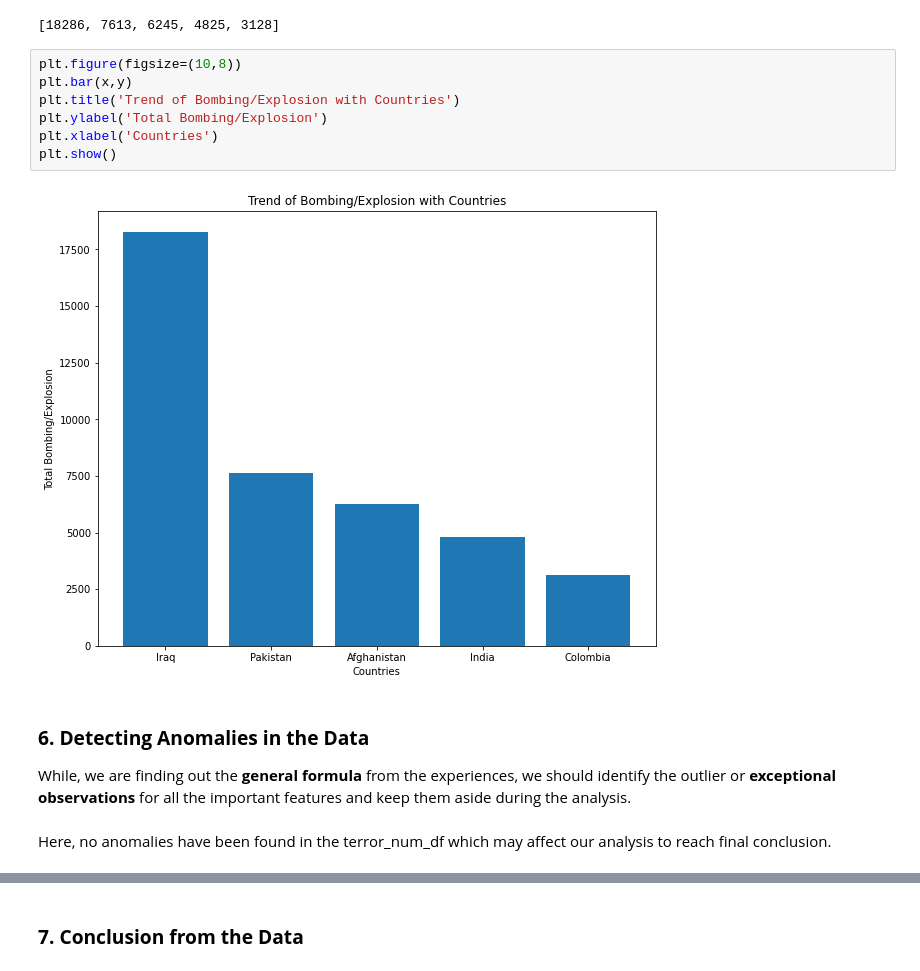
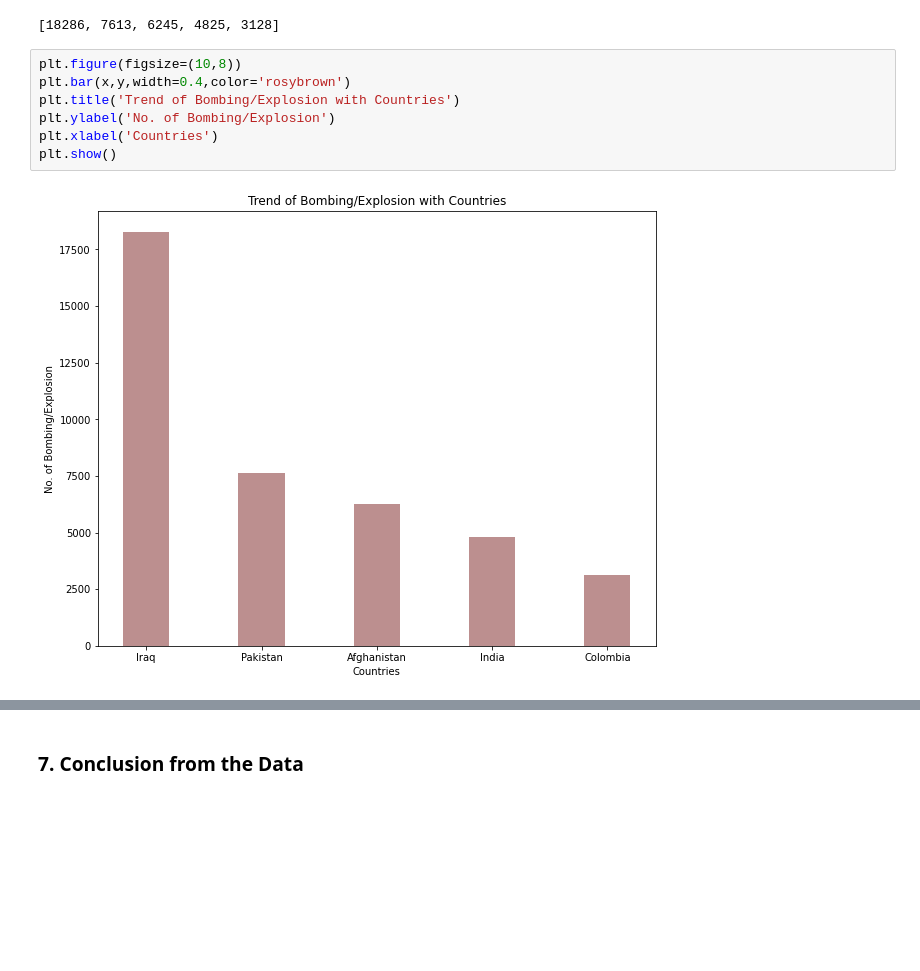
Before and after one commit to prabirdeb/Global-Terrorism-Analysis, a Jupyter notebook: Global_Terrorism_Analysis_Capstone_Project.ipynb, the cells around one changed output, grey strips where cells are left out. Saved outputs shown, nothing was run; the diff lists cells and outputs as text; blank space fills up the shorter version.

```diff
--- a/Global_Terrorism_Analysis_Capstone_Project.ipynb
+++ b/Global_Terrorism_Analysis_Capstone_Project.ipynb
@@ -238,16 +285,10 @@ y
 [18286, 7613, 6245, 4825, 3128]
 # %%
 plt.figure(figsize=(10,8))
-plt.bar(x,y)
+plt.bar(x,y,width=0.4,color='rosybrown')
 plt.title('Trend of Bombing/Explosion with Countries')
-plt.ylabel('Total Bombing/Explosion')
+plt.ylabel('No. of Bombing/Explosion')
 plt.xlabel('Countries')
 plt.show()
 # %% [output]
-[figure, old version]
+[figure, new version]
-# %% [markdown]
-### **6. Detecting Anomalies in the Data**
-
-While, we are finding out the **general formula** from the experiences, we should identify the outlier or **exceptional observations** for all the important features and keep them aside during the analysis.
-# %% [markdown]
-Here, no anomalies have been found in the terror_num_df which may affect our analysis to reach final conclusion.
```
Also changed, not shown: parts of 38 cells of this notebook.
